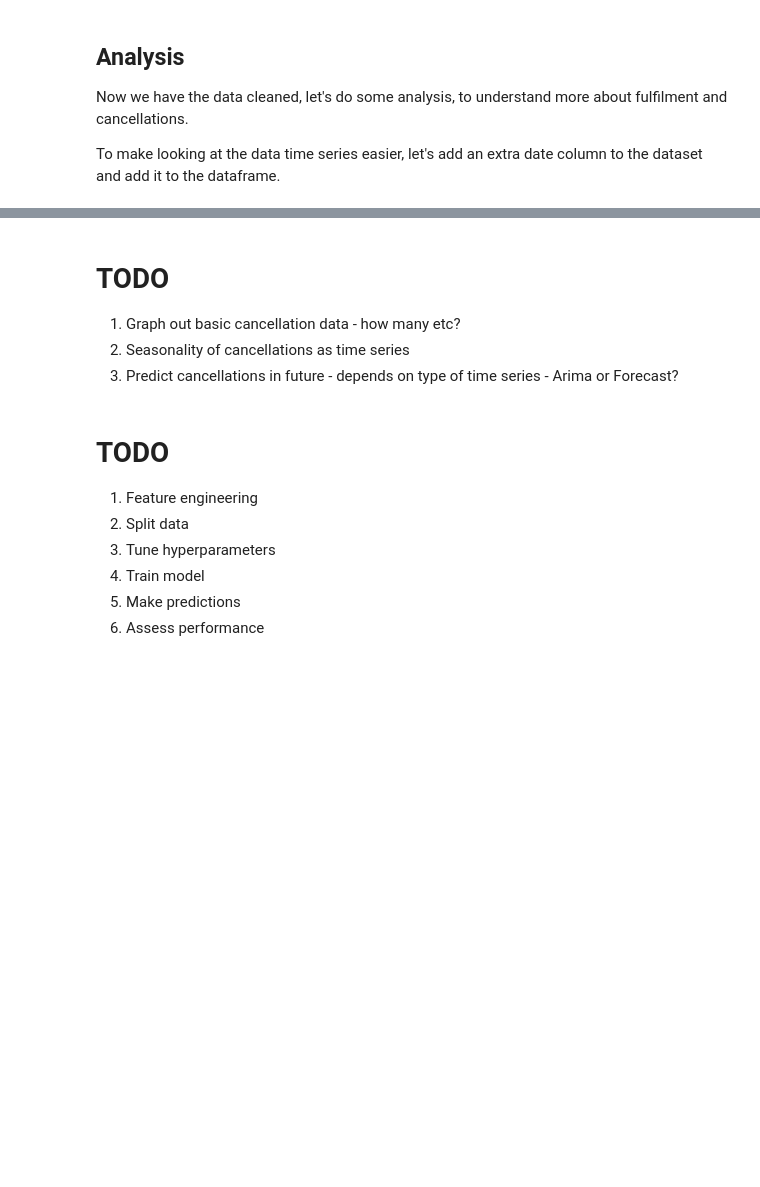
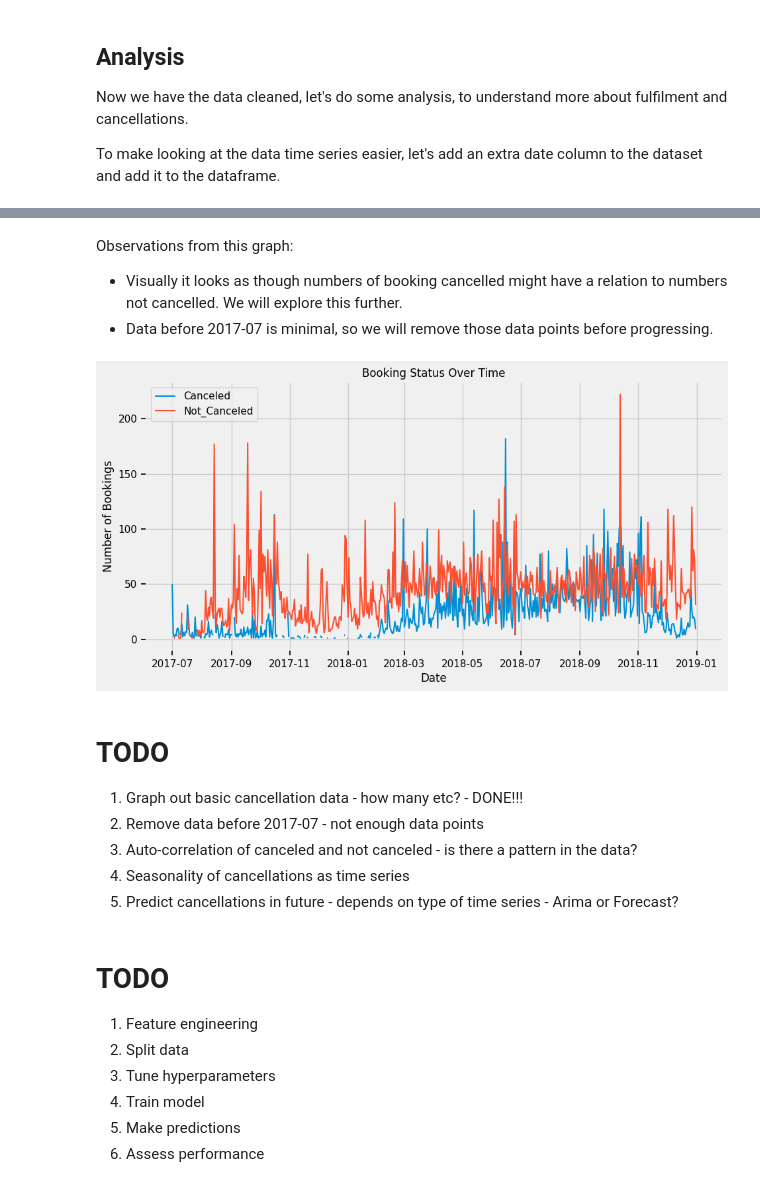
Before and after one commit to dtt101/alchemy, a Jupyter notebook: notebooks/competition-hotels.ipynb, the cells around one changed output, grey strips where cells are left out. Saved outputs shown, nothing was run; the diff lists cells and outputs as text; code cells hidden in the pictures; blank space fills up the shorter version.

```diff
--- a/notebooks/competition-hotels.ipynb
+++ b/notebooks/competition-hotels.ipynb
@@ -399,7 +411,21 @@ plt.show()
+# %% [markdown]
+Observations from this graph:
+
+* Visually it looks as though numbers of booking cancelled might have a relation to numbers not cancelled. We will explore this further.
+* Data before 2017-07 is minimal, so we will remove those data points before progressing.
+# %%
+# remove bookings before 2017-07-01 from hotels dataframe
+hotels = hotels[hotels['date'] >= '2017-07-01']
+# verify
+plot_bookings_over_time(hotels)
+# %% [output]
+[figure, added]
 # %% [markdown]
 # TODO
 
-1. Graph out basic cancellation data - how many etc?
+1. Graph out basic cancellation data - how many etc? - DONE!!!
+1. Remove data before 2017-07 - not enough data points
+1. Auto-correlation of canceled and not canceled - is there a pattern in the data?
 1. Seasonality of cancellations as time series
 1. Predict cancellations in future - depends on type of time series - Arima or Forecast?
 # %% [markdown]
```
Also changed, not shown: parts of 3 cells of this notebook.
